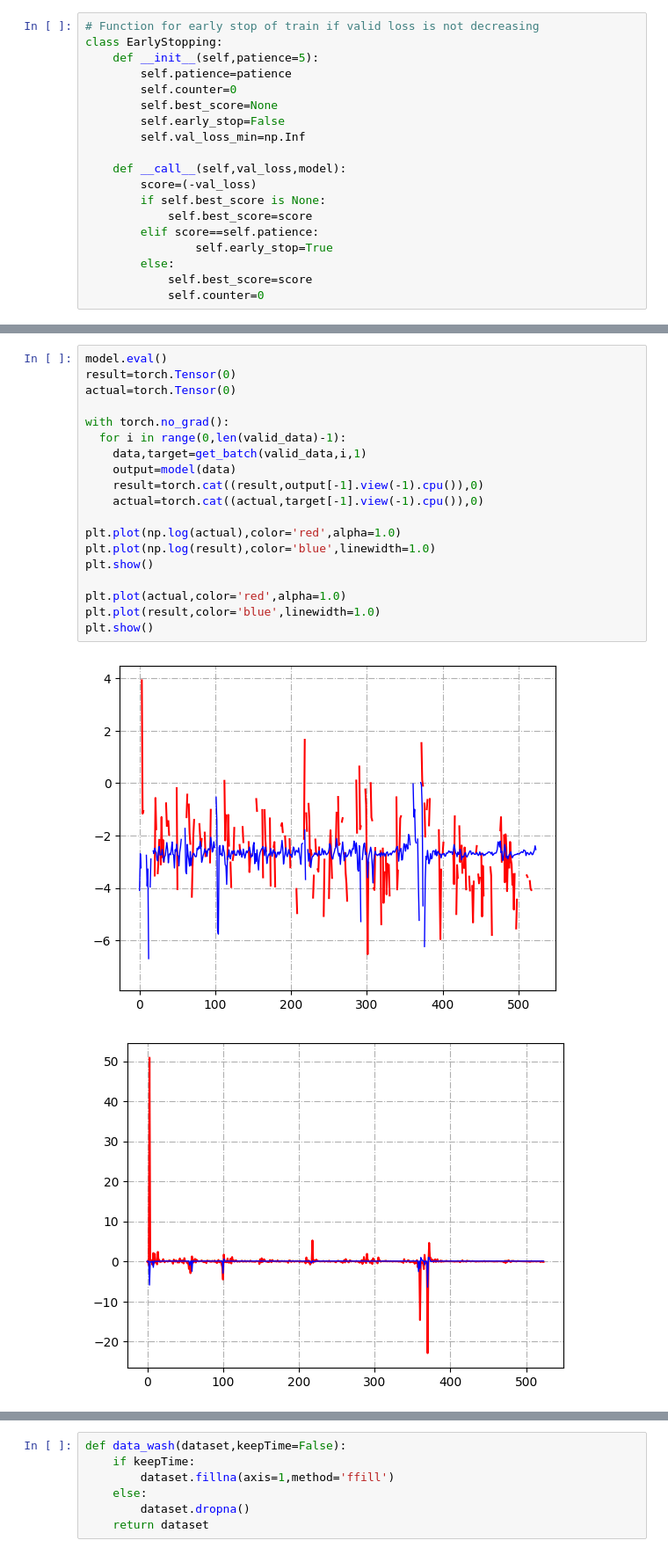
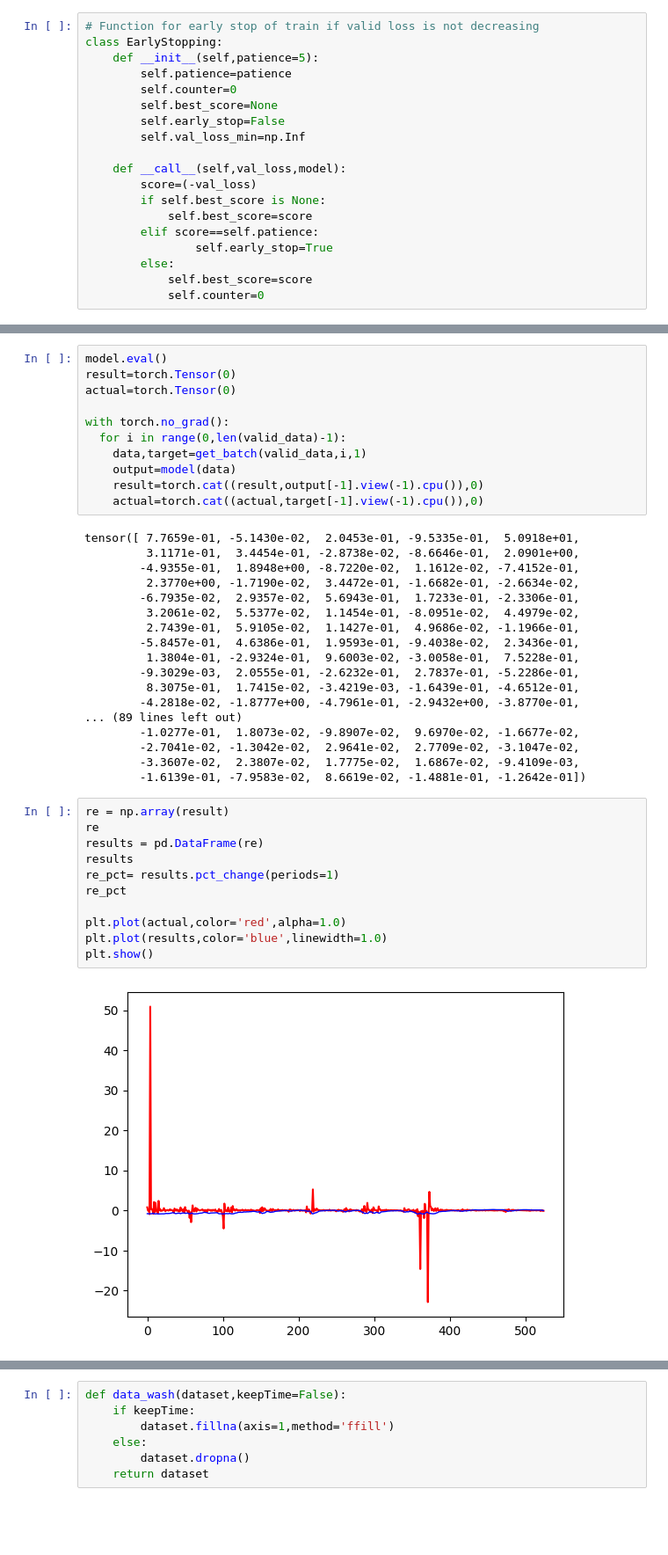
Before and after one commit to LvJiaaaaY/Stock-Prediction-Project, a Jupyter notebook: Transformer.ipynb, the cells around one changed output, grey strips where cells are left out. Shown at 88% size. Cells and saved outputs as stored; diff of their text form; blank space fills up the shorter version.

```diff
--- a/Transformer.ipynb
+++ b/Transformer.ipynb
@@ -293,17 +326,37 @@ with torch.no_grad():
     output=model(data)
     result=torch.cat((result,output[-1].view(-1).cpu()),0)
     actual=torch.cat((actual,target[-1].view(-1).cpu()),0)
-
-plt.plot(np.log(actual),color='red',alpha=1.0)
-plt.plot(np.log(result),color='blue',linewidth=1.0)
-plt.show()
-
-plt.plot(actual,color='red',alpha=1.0)
-plt.plot(result,color='blue',linewidth=1.0)
-plt.show()
 # %% [output]
-[figure, removed]
-[figure, removed]
+tensor([ 7.7659e-01, -5.1430e-02,  2.0453e-01, -9.5335e-01,  5.0918e+01,
+         3.1171e-01,  3.4454e-01, -2.8738e-02, -8.6646e-01,  2.0901e+00,
+        -4.9355e-01,  1.8948e+00, -8.7220e-02,  1.1612e-02, -7.4152e-01,
+         2.3770e+00, -1.7190e-02,  3.4472e-01, -1.6682e-01, -2.6634e-02,
+        -6.7935e-02,  2.9357e-02,  5.6943e-01,  1.7233e-01, -2.3306e-01,
+         3.2061e-02,  5.5377e-02,  1.1454e-01, -8.0951e-02,  4.4979e-02,
+         2.7439e-01,  5.9105e-02,  1.1427e-01,  4.9686e-02, -1.1966e-01,
+        -5.8457e-01,  4.6386e-01,  1.9593e-01, -9.4038e-02,  2.3436e-01,
+         1.3804e-01, -2.9324e-01,  9.6003e-02, -3.0058e-01,  7.5228e-01,
+        -9.3029e-03,  2.0555e-01, -2.6232e-01,  2.7837e-01, -5.2286e-01,
+         8.3075e-01,  1.7415e-02, -3.4219e-03, -1.6439e-01, -4.6512e-01,
+        -4.2818e-02, -1.8777e+00, -4.7961e-01, -2.9432e+00, -3.8770e-01,
+... (89 lines left out)
+        -1.0277e-01,  1.8073e-02, -9.8907e-02,  9.6970e-02, -1.6677e-02,
+        -2.7041e-02, -1.3042e-02,  2.9641e-02,  2.7709e-02, -3.1047e-02,
+        -3.3607e-02,  2.3807e-02,  1.7775e-02,  1.6867e-02, -9.4109e-03,
+        -1.6139e-01, -7.9583e-02,  8.6619e-02, -1.4881e-01, -1.2642e-01])
+# %%
+re = np.array(result)
+re
+results = pd.DataFrame(re)
+results
+re_pct= results.pct_change(periods=1)
+re_pct
+
+plt.plot(actual,color='red',alpha=1.0)
+plt.plot(results,color='blue',linewidth=1.0)
+plt.show()
+# %% [output]
+[figure, added]
 # %%
 def draw_Kline(df,period,symbol):
     # 设置基本参数
```
Also changed, not shown: parts of 5 cells of this notebook.
